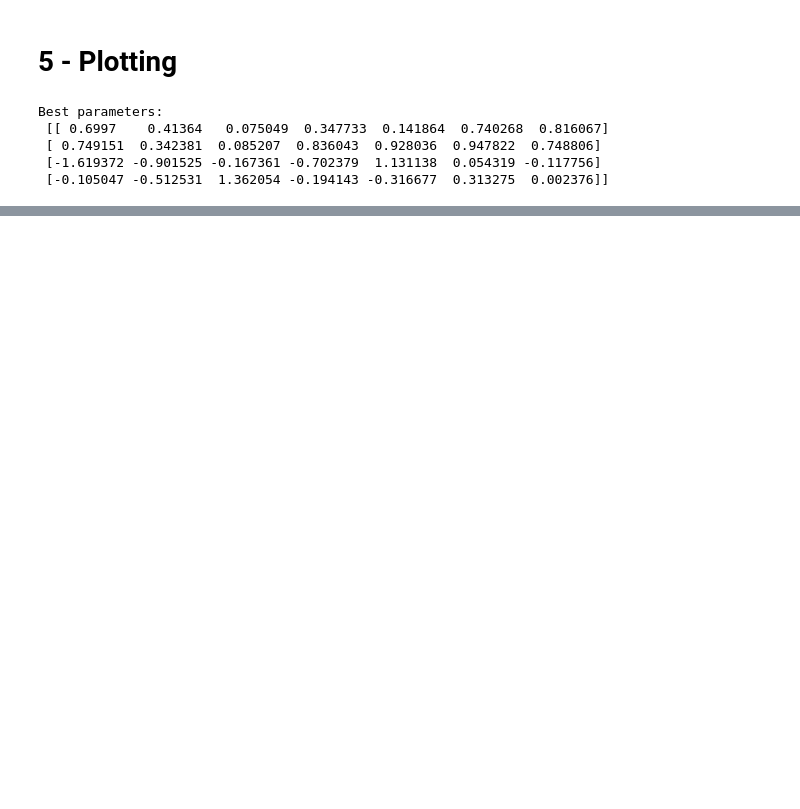
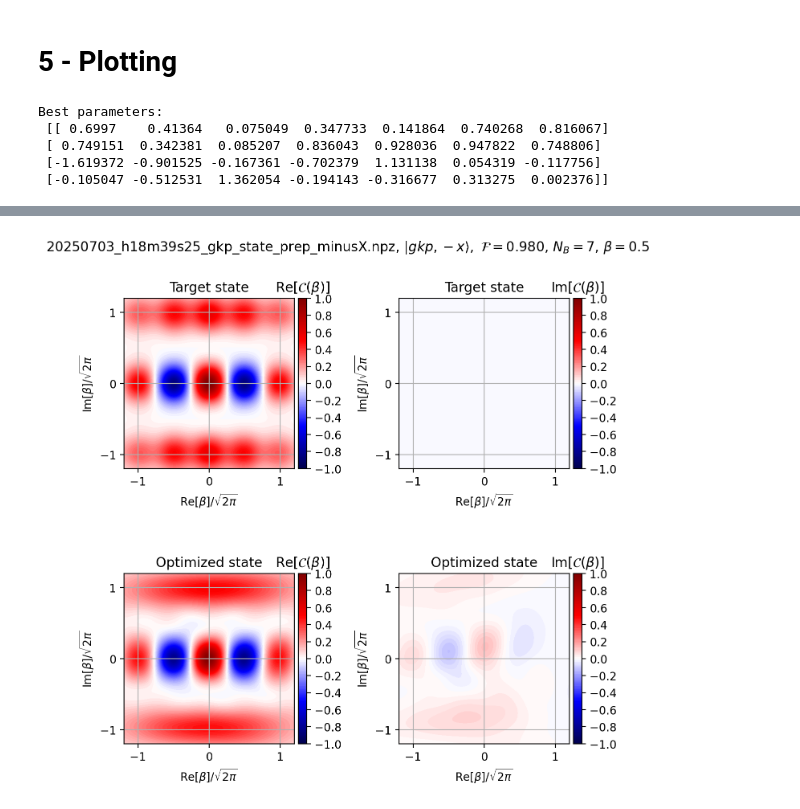
Before and after one commit to EQuS/jaxquantum, a Jupyter notebook: experiments/circuit/state-prep/2-gkp-state.ipynb, the cells around one changed output, grey strips where cells are left out. Drawn from its saved outputs; the diff is of its cells as text; code cells hidden in the pictures; blank space fills up the shorter version.

Commit message:
gkp state prep sims

```diff
--- a/experiments/circuit/state-prep/2-gkp-state.ipynb
+++ b/experiments/circuit/state-prep/2-gkp-state.ipynb
@@ -166,7 +147,9 @@ jqt.plot_wigner(prepared_state, pts)
 # %% [markdown]
 # 5 - Plotting
 # %%
-data=np.load(r"/Users/phionx/Github/qc/EQuS/bosonic/jax/jaxquantum/local/20250703_h18m39s25_gkp_state_prep_minusX.npz", allow_pickle=True)
+fpath = r"/orcd/home/002/shanjha/github/data/20250703_h18m39s25_gkp_state_prep_minusX.npz"
+file_name=fpath.split("/")[-1]
+data=np.load(fpath, allow_pickle=True)
 optimal_instructions = data["best_params"]
 
 best_params = jnp.array([optimal_instructions[0], optimal_instructions[1], optimal_instructions[2], optimal_instructions[3]])
@@ -176,4 +159,5 @@ def generate_state(settings, large=False):
     gkp = jqtb.GKPQubit({"delta": settings["state"]["delta"], "N": N})
     return gkp.basis[settings["state"]["logical_state"]]
 
+settings = data["settings"][()]
 settings["target_state"] = generate_state(settings)
@@ -180,23 +200,27 @@ settings["target_state"] = generate_state(settings)
 # %%
 fig, axs = plt.subplots(2, 2, dpi=200, figsize=(7,7))
 axs = axs.flatten()
+
 print("Best parameters: \n", best_params)
+
 N_large = settings["N_large"]
 target_state_larger = jqt.basis(2,0) ^ generate_state(settings, large=True)
 
-prepared_state = run_circuit(best_params, N_large)
+prepared_state = run_circuit_errors(best_params, N_large)
 fid = jnp.real(jqt.overlap(target_state_larger, prepared_state))
-pts = jnp.linspace(-4,4, 101)
-
 
 betas_re = jnp.linspace(-3,3, 101)
 betas_im = jnp.linspace(-3,3, 101)
 
+# --------------------
+# Target state
+# --------------------
 cf_vals, _, _ = sim_cf(settings["target_state"], betas_re, betas_im)
 
 for j, ax in enumerate((axs[0], axs[1])):
-    vmin=-1
-    vmax=1
+
+    vmin = -1
+    vmax = 1
     sf = 1/(jnp.sqrt(2*jnp.pi))
 
     if j == 0:
@@ -206,26 +230,41 @@ for j, ax in enumerate((axs[0], axs[1])):
         cf_vals_plot = jnp.imag(cf_vals)
         cbar_title = r"Im[$\mathcal{C}(\beta)$]"
 
-    im = ax.contourf(betas_re*sf, betas_im*sf, cf_vals_plot.T, levels=np.linspace(vmin, vmax, 101), cmap="seismic", vmin=vmin, vmax=vmax)
+    im = ax.contourf(
+        betas_re*sf,
+        betas_im*sf,
+        cf_vals_plot.T,
+        levels=np.linspace(vmin, vmax, 101),
+        cmap="seismic",
+        vmin=vmin,
+        vmax=vmax
+    )
+
     ax.set_aspect("equal", adjustable="box")
     ax.grid()
-
-    ax.set_xticks([-1,0, 1])
-    ax.set_yticks([-1,0, 1])
+    ax.set_xticks([-1,0,1])
+    ax.set_yticks([-1,0,1])
     ax.set_xlabel(r"Re[$\beta$]/$\sqrt{2\pi}$")
     ax.set_ylabel(r"Im[$\beta$]/$\sqrt{2\pi}$")
+    ax.set_title("Target state")
 
-    cbar = plt.colorbar(im, ax=ax, orientation="vertical")
+    # Properly sized colorbar
+    divider = make_axes_locatable(ax)
+    cax = divider.append_axes("right", size="5%", pad=0.05)
+    cbar = fig.colorbar(im, cax=cax)
     cbar.ax.set_title(cbar_title)
     cbar.ax.set_yticks(np.linspace(-1, 1, 11))
 
-    ax.set_title(r"Target state")
 
+# --------------------
+# Optimized state
+# --------------------
 cf_vals, _, _ = sim_cf(prepared_state, betas_re, betas_im)
 
 for j, ax in enumerate((axs[2], axs[3])):
-    vmin=-1
-    vmax=1
+
+    vmin = -1
+    vmax = 1
     sf = 1/(jnp.sqrt(2*jnp.pi))
 
     if j == 0:
@@ -235,25 +274,38 @@ for j, ax in enumerate((axs[2], axs[3])):
         cf_vals_plot = jnp.imag(cf_vals)
         cbar_title = r"Im[$\mathcal{C}(\beta)$]"
 
-    im = ax.contourf(betas_re*sf, betas_im*sf, cf_vals_plot.T, levels=np.linspace(vmin, vmax, 101), cmap="seismic", vmin=vmin, vmax=vmax)
+    im = ax.contourf(
+        betas_re*sf,
+        betas_im*sf,
+        cf_vals_plot.T,
+        levels=np.linspace(vmin, vmax, 101),
+        cmap="seismic",
+        vmin=vmin,
+        vmax=vmax
+    )
+
     ax.set_aspect("equal", adjustable="box")
     ax.grid()
-
-    ax.set_xticks([-1,0, 1])
-    ax.set_yticks([-1,0, 1])
+    ax.set_xticks([-1,0,1])
+    ax.set_yticks([-1,0,1])
     ax.set_xlabel(r"Re[$\beta$]/$\sqrt{2\pi}$")
     ax.set_ylabel(r"Im[$\beta$]/$\sqrt{2\pi}$")
+    ax.set_title("Optimized state")
 
-    cbar = plt.colorbar(im, ax=ax, orientation="vertical")
+    # Properly sized colorbar
+    divider = make_axes_locatable(ax)
+    cax = divider.append_axes("right", size="5%", pad=0.05)
+    cbar = fig.colorbar(im, cax=cax)
     cbar.ax.set_title(cbar_title)
     cbar.ax.set_yticks(np.linspace(-1, 1, 11))
 
-    ax.set_title(r"Optimized state")
-
-
 
 fig.tight_layout()
-fig.suptitle(f"{date_str}_{settings['state']['mode']}_state_prep.npz, $\\vert {settings['state']['mode']}\\rangle,$ $\\mathcal{{F}}={fid:.3f}$, $N_B={settings['blocks']}$, $\\beta={settings['reg_strength']}$", y=1.02)
+fig.suptitle(
+    f"{file_name}, $\\vert {settings['state']['mode']},{settings['state']['logical_state']}\\rangle,$ "
+    f"$\\mathcal{{F}}={fid:.3f}$, $N_B={settings['blocks']}$, $\\beta={settings['reg_strength']}$",
+    y=1.02
+)
 # %% [output]
 Best parameters:
  [[ 0.6997    0.41364   0.075049  0.347733  0.141864  0.740268  0.816067]
@@ -262,0 +316 @@ Best parameters:
+[figure, added]
```
Also changed, not shown: parts of 8 cells of this notebook.
